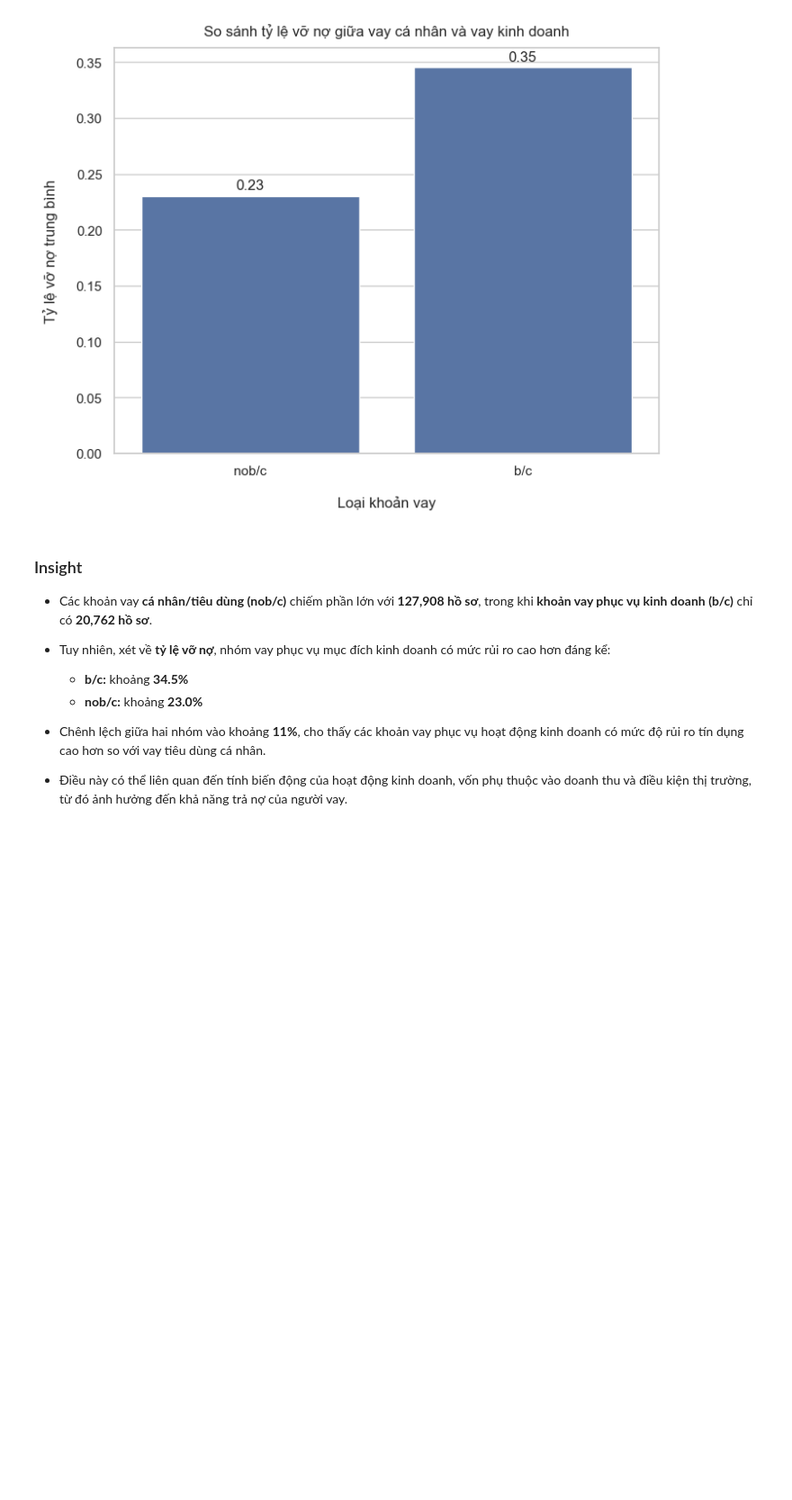
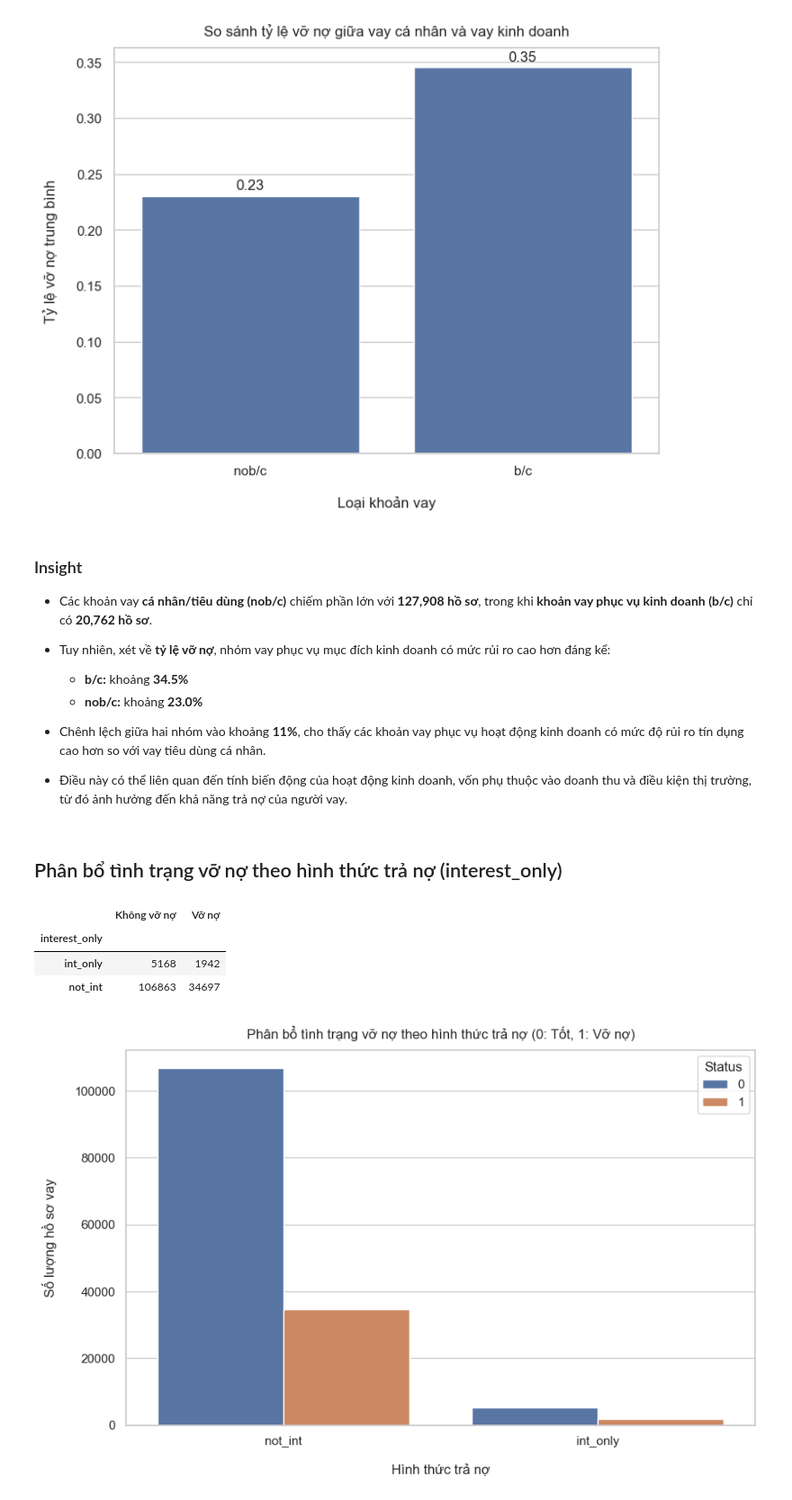
Before and after one commit to missinii/Loan-Default-Prediction, a Jupyter notebook: notebooks/eda_loan_contract.ipynb, the cells around one changed output. Shown at 90% size. Cells and saved outputs as stored; diff of their text form; code cells hidden in the pictures; blank space fills up the shorter version.

```diff
--- a/notebooks/eda_loan_contract.ipynb
+++ b/notebooks/eda_loan_contract.ipynb
@@ -182,3 +182,30 @@ plt.show()
 - Chênh lệch giữa hai nhóm vào khoảng **11%**, cho thấy các khoản vay phục vụ hoạt động kinh doanh có mức độ rủi ro tín dụng cao hơn so với vay tiêu dùng cá nhân.
 
 - Điều này có thể liên quan đến tính biến động của hoạt động kinh doanh, vốn phụ thuộc vào doanh thu và điều kiện thị trường, từ đó ảnh hưởng đến khả năng trả nợ của người vay.
+# %% [markdown]
+## Phân bổ tình trạng vỡ nợ theo hình thức trả nợ (interest_only)
+# %%
+interest_counts = df.groupby(['interest_only','Status']).size().unstack(fill_value=0)
+interest_counts.columns = ['Không vỡ nợ','Vỡ nợ']
+
+display(interest_counts)
+
+plt.figure(figsize=(10, 6))
+
+interest_status = sns.countplot(
+    data=df,
+    x='interest_only',
+    hue='Status'
+)
+
+interest_status.set_title("Phân bổ tình trạng vỡ nợ theo hình thức trả nợ (0: Tốt, 1: Vỡ nợ)", pad=10)
+interest_status.set_xlabel("Hình thức trả nợ", labelpad=15)
+interest_status.set_ylabel("Số lượng hồ sơ vay", labelpad=15)
+
+plt.show()
+# %% [output]
+|  | Không vỡ nợ | Vỡ nợ |
+| interest_only |  |  |
+| int_only | 5168 | 1942 |
+| not_int | 106863 | 34697 |
+[figure, added]
```
Also changed, not shown: parts of 3 cells of this notebook.
